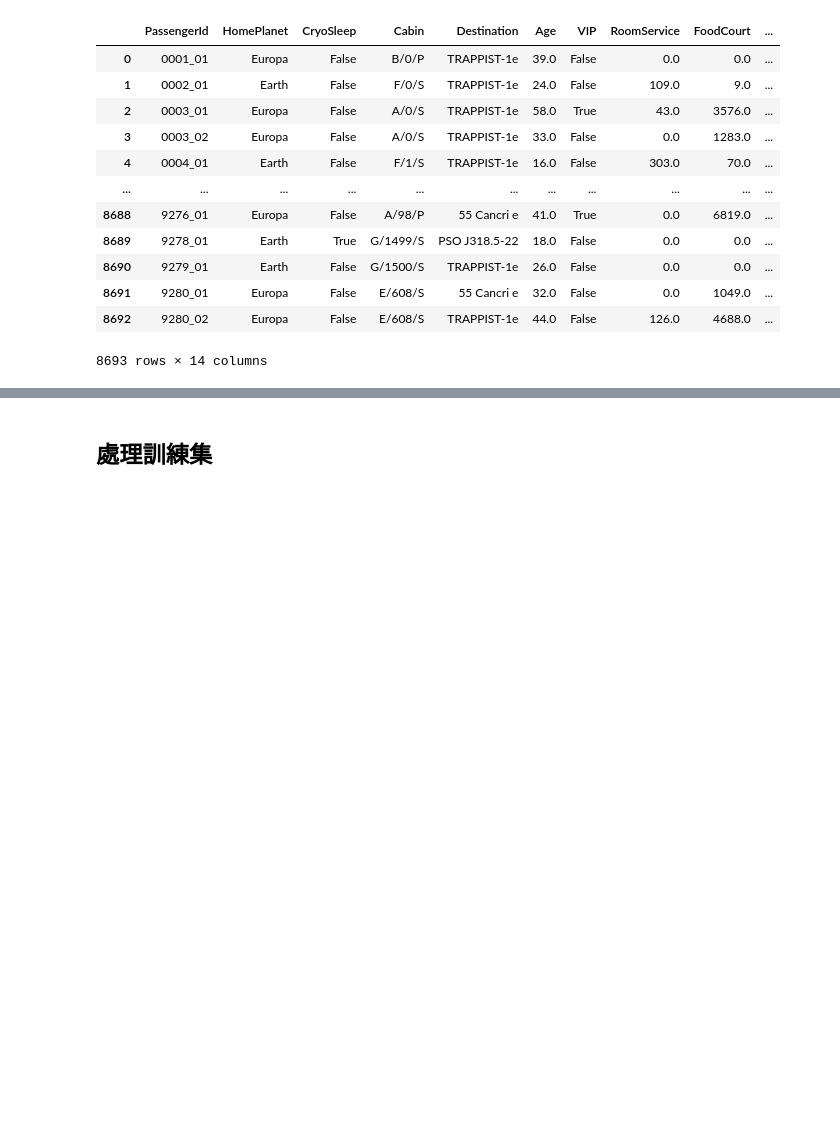
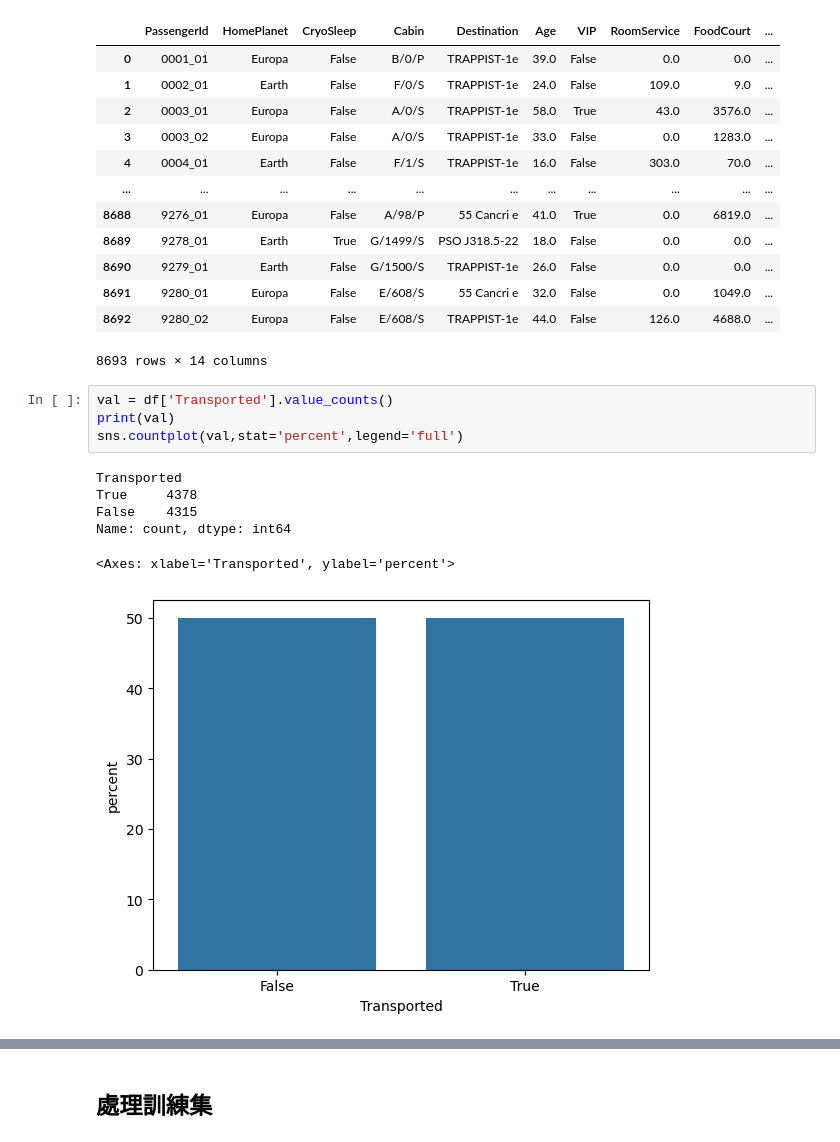
Before and after one commit to jaujye/spaceship-titanic, a Jupyter notebook: spaceship-titanic.ipynb, the cells around one changed output, grey strips where cells are left out. Drawn from its saved outputs; the diff is of its cells as text; blank space fills up the shorter version.

```diff
--- a/spaceship-titanic.ipynb
+++ b/spaceship-titanic.ipynb
@@ -27,3 +27,14 @@ df
 | 8691 | 9280_01 | Europa | False | E/608/S | 55 Cancri e | 32.0 | False | 0.0 | 1049.0 | ... |
 | 8692 | 9280_02 | Europa | False | E/608/S | TRAPPIST-1e | 44.0 | False | 126.0 | 4688.0 | ... |
 8693 rows × 14 columns
+# %%
+val = df['Transported'].value_counts()
+print(val)
+sns.countplot(val,stat='percent',legend='full')
+# %% [output]
+Transported
+True     4378
+False    4315
+Name: count, dtype: int64
+<Axes: xlabel='Transported', ylabel='percent'>
+[figure, added]
```
Also changed, not shown: parts of 10 cells of this notebook.
